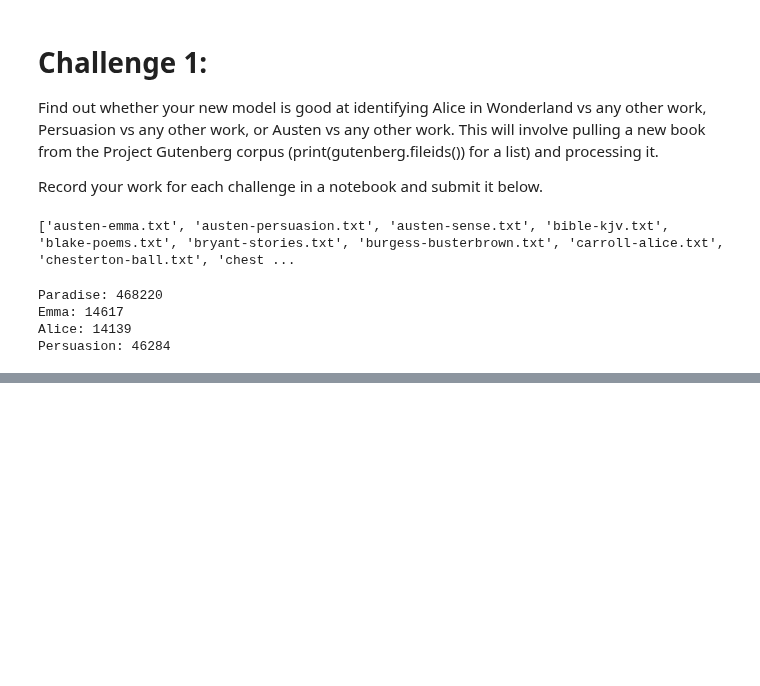
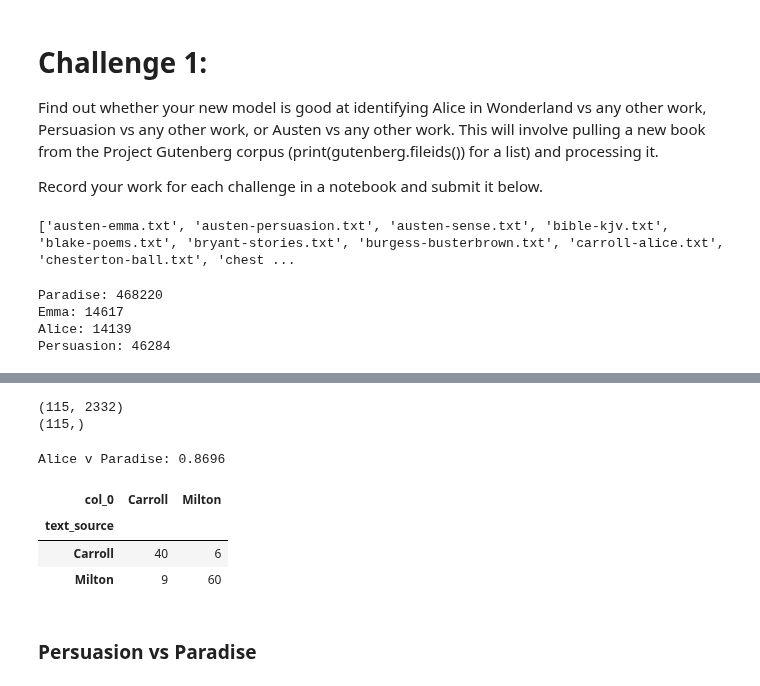
Before and after one commit to 26Jinx/Thinkful, a Jupyter notebook: Unit4/4_Natural_Language_Processing/2_Supervised_NLP.ipynb, the cells around one changed output, grey strips where cells are left out. Saved outputs shown, nothing was run; the diff lists cells and outputs as text; code cells hidden in the pictures; blank space fills up the shorter version.

```diff
--- a/Unit4/4_Natural_Language_Processing/2_Supervised_NLP.ipynb
+++ b/Unit4/4_Natural_Language_Processing/2_Supervised_NLP.ipynb
@@ -465,0 +495,33 @@ B
+# %%
+# create training and test sets
+X = words_mod_count.drop(['text_sentence', 'text_source'], axis=1)
+y = words_mod_count['text_source']
+
+X_train, X_test, y_train, y_test = train_test_split(X, y, test_size=0.4, random_state=0)
+
+print(X_test.shape)
+print(y_test.shape)
+# %% [output]
+(115, 2332)
+(115,)
+# %%
+# test with model
+
+# FITTING A NEW MODEL HERE DEFEATS THE PURPOSE OF TESTING OUT THE MODEL IT SEEMS BUT
+# HOW WOULD I GET AROUND THE FACT THAT EVERYTIME A NEW BAG OF WORDS IS CREATED, THE NUMBER OF
+# FEATURES WILL CHANGE???
+
+lr.fit(X_train, y_train)
+print('Alice v Paradise: %0.4f' % lr.score(X_test, y_test))
+# %% [output]
+Alice v Paradise: 0.8696
+# %%
+y_pred = lr.predict(X_test)
+pd.crosstab(y_test, y_pred)
+# %% [output]
+| col_0 | Carroll | Milton |
+| text_source |  |  |
+| Carroll | 40 | 6 |
+| Milton | 9 | 60 |
+# %% [markdown]
+### Persuasion vs Paradise
```
Also changed, not shown: parts of 9 cells of this notebook.
